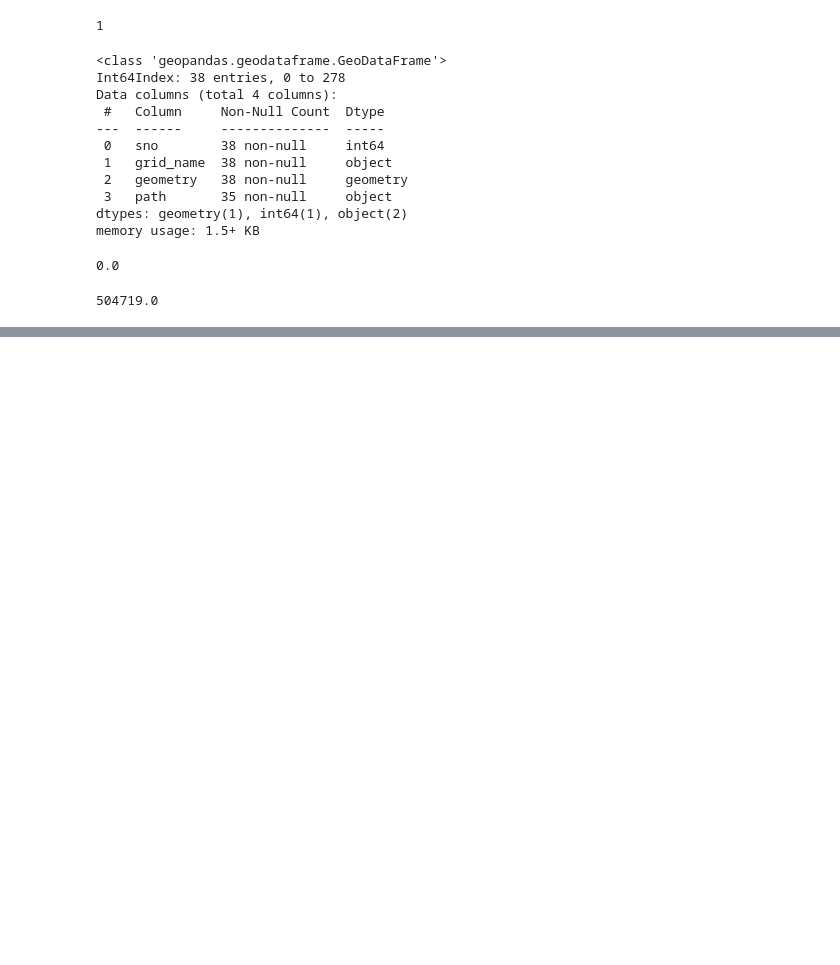
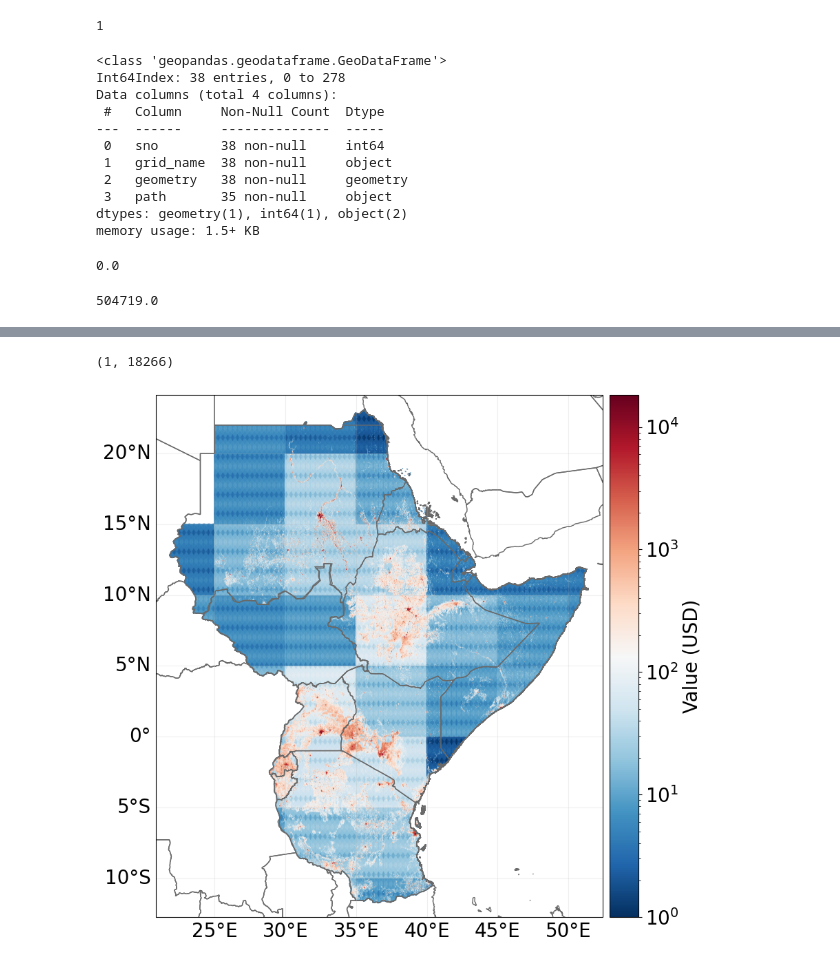
Before and after one commit to icpac-igad/ea-ibf-climada, a Jupyter notebook: exposure/building_footprint/building_footprint_summary.ipynb, the cells around one changed output, grey strips where cells are left out. Saved outputs shown, nothing was run; the diff lists cells and outputs as text; code cells hidden in the pictures; blank space fills up the shorter version.

```diff
--- a/exposure/building_footprint/building_footprint_summary.ipynb
+++ b/exposure/building_footprint/building_footprint_summary.ipynb
@@ -320,0 +347,3 @@ yc['bp_circle_idx'].max()
+# %%
+cont_er1=pd.concat(cont_er)
+cont_er1.info()
@@ -320,0 +451,26 @@ yc['bp_circle_idx'].max()
+# %%
+cont_er1.columns=['value','longitude','latitude','gid']
+
+edf=cont_er1[['value','longitude','latitude']]
+edf['value'].min(),edf['value'].max()
+# %% [output]
+(1, 18266)
+# %%
+from climada.entity import Exposures
+from matplotlib import colors
+from matplotlib import pyplot as plt
+
+new_exp = Exposures(edf)
+new_exp.check()
+
+norm = colors.LogNorm(vmin=1, vmax=18266)
+
+ax=new_exp.plot_hexbin(norm=norm, pop_name=False, cmap='RdBu_r', buffer=1)
+
+#fname='/home/ea_shapefiles/ea_ghcf_icpac.shp'
+
+#ax.add_geometries(Reader(fname).geometries(),ccrs.PlateCarree(),facecolor='None')
+
+plt.savefig('/home/build_fp.png', bbox_inches='tight')
+# %% [output]
+[figure, added]
```
Also changed, not shown: parts of 7 cells of this notebook, 1 other file.
